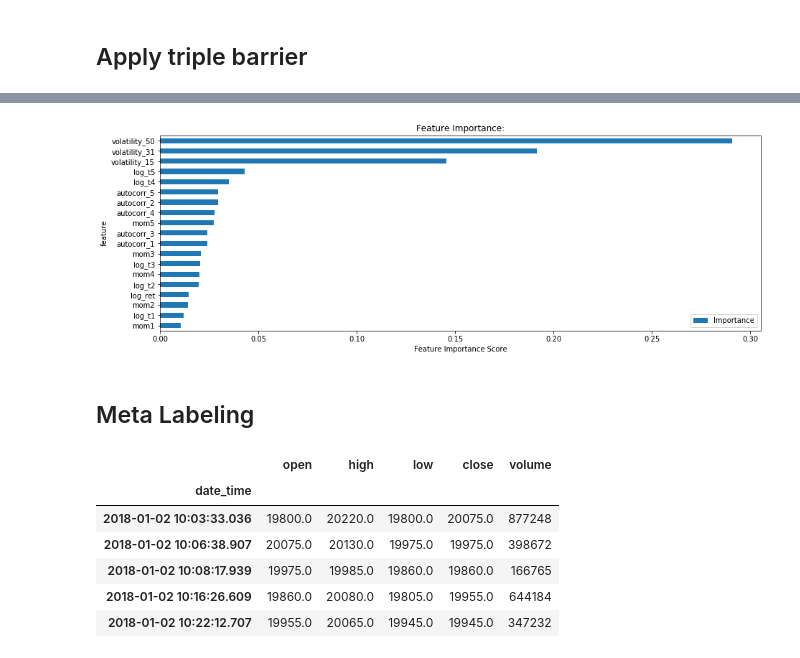
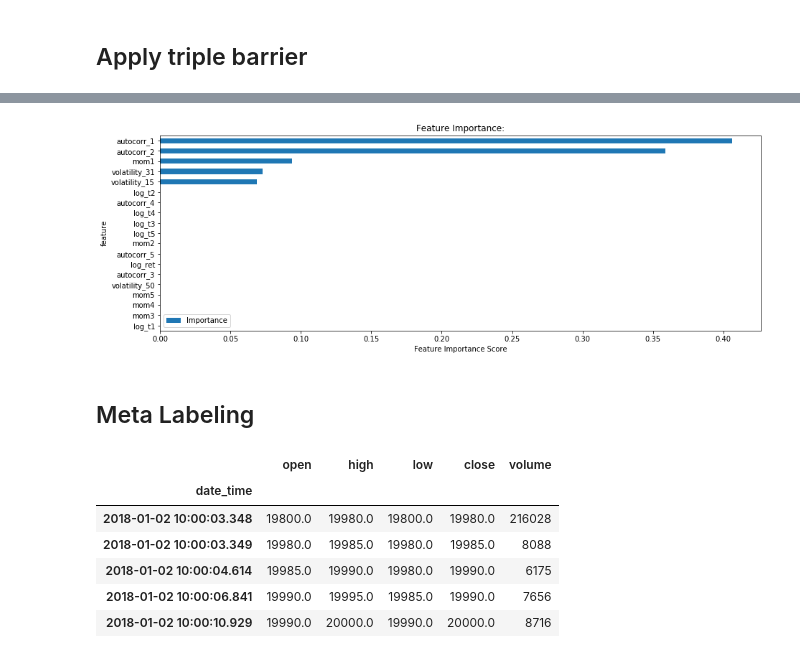
Before and after one commit to didw/ml_finance, a Jupyter notebook: practice/base_model.ipynb, the cells around one changed output, grey strips where cells are left out. Saved outputs shown, nothing was run; the diff lists cells and outputs as text; code cells hidden in the pictures.

```diff
--- a/practice/base_model.ipynb
+++ b/practice/base_model.ipynb
@@ -184,5 +233,5 @@ X = raw_data.loc[labels.index, :]
 # Drop unwanted columns
 X.drop(['open', 'high', 'low', 'close', 'volume'], axis=1, inplace=True)
 
-y = labels['bin']
+y = labels_p['bin']
 # %% [markdown]
@@ -199,9 +247,9 @@ from sklearn.model_selection import cross_val_score
 from sklearn.model_selection import GridSearchCV
 # %%
 # Split data into training, validation and test sets
-X_training_validation = X['2018-01-01':'2018-10-01']
-y_training_validation = y['2018-01-01':'2018-10-01']
-X_train, X_validate, y_train, y_validate = train_test_split(X_training_validation, y_training_validation, test_size=0.15, shuffle=False)
+X_training_validation = X['2018-01-01':'2018-10-31']
+y_training_validation = y['2018-01-01':'2018-10-31']
+X_train, X_validate, y_train, y_validate = train_test_split(X_training_validation, y_training_validation, test_size=0.2, shuffle=False)
 # %%
 train_df = pd.concat([y_train, X_train], axis=1, join='inner')
 train_df['bin'].value_counts()
@@ -237,6 +285,6 @@ X_train= train_df.loc[:, train_df.columns != 'bin']
 # %%
-parameters = {'max_depth':[2, 3, 4],
-              'n_estimators':[1, 10],
+parameters = {'max_depth':[2, 4],
+              'n_estimators':[2, 10],
               'random_state':[42]}
 
 def perform_grid_search(X_data, y_data):
@@ -265,8 +308,8 @@ print(n_estimator, depth, c_random_state)
 # %%
 # Refit a new model with best params, so we can see feature importance
-rf = RandomForestClassifier(max_depth=depth, n_estimators=n_estimator,
+rf1 = RandomForestClassifier(max_depth=depth, n_estimators=n_estimator,
                             criterion='entropy', random_state=c_random_state)
 
-rf.fit(X_train, y_train.values.ravel())
+rf1.fit(X_train, y_train.values.ravel())
 # %% [output]
 RandomForestClassifier(bootstrap=True, class_weight=None, criterion='entropy',
@@ -409,30 +409,30 @@ Accuracy
 # %%
 # Feature Importance
 title = 'Feature Importance:'
 figsize = (15, 5)
 
-feat_imp = pd.DataFrame({'Importance':rf.feature_importances_})
+feat_imp = pd.DataFrame({'Importance':rf1.feature_importances_})
 feat_imp['feature'] = X.columns
 feat_imp.sort_values(by='Importance', ascending=False, inplace=True)
 feat_imp = feat_imp
 
 feat_imp.sort_values(by='Importance', inplace=True)
 feat_imp = feat_imp.set_index('feature', drop=True)
 feat_imp.plot.barh(title=title, figsize=figsize)
 plt.xlabel('Feature Importance Score')
 plt.show()
 # %% [output]
-[figure, old version]
+[figure, new version]
 # %% [markdown]
 ## Meta Labeling
 # %%
-dib.head()
+dbar.head()
 # %% [output]
 |  | open | high | low | close | volume |
 | date_time |  |  |  |  |  |
-| 2018-01-02 10:03:33.036 | 19800.0 | 20220.0 | 19800.0 | 20075.0 | 877248 |
-| 2018-01-02 10:06:38.907 | 20075.0 | 20130.0 | 19975.0 | 19975.0 | 398672 |
-| 2018-01-02 10:08:17.939 | 19975.0 | 19985.0 | 19860.0 | 19860.0 | 166765 |
-| 2018-01-02 10:16:26.609 | 19860.0 | 20080.0 | 19805.0 | 19955.0 | 644184 |
-| 2018-01-02 10:22:12.707 | 19955.0 | 20065.0 | 19945.0 | 19945.0 | 347232 |
+| 2018-01-02 10:00:03.348 | 19800.0 | 19980.0 | 19800.0 | 19980.0 | 216028 |
+| 2018-01-02 10:00:03.349 | 19980.0 | 19985.0 | 19980.0 | 19985.0 | 8088 |
+| 2018-01-02 10:00:04.614 | 19985.0 | 19990.0 | 19980.0 | 19990.0 | 6175 |
+| 2018-01-02 10:00:06.841 | 19990.0 | 19995.0 | 19985.0 | 19990.0 | 7656 |
+| 2018-01-02 10:00:10.929 | 19990.0 | 20000.0 | 19990.0 | 20000.0 | 8716 |
 # %%
```
Also changed, not shown: parts of 81 cells of this notebook, 1 other file.
